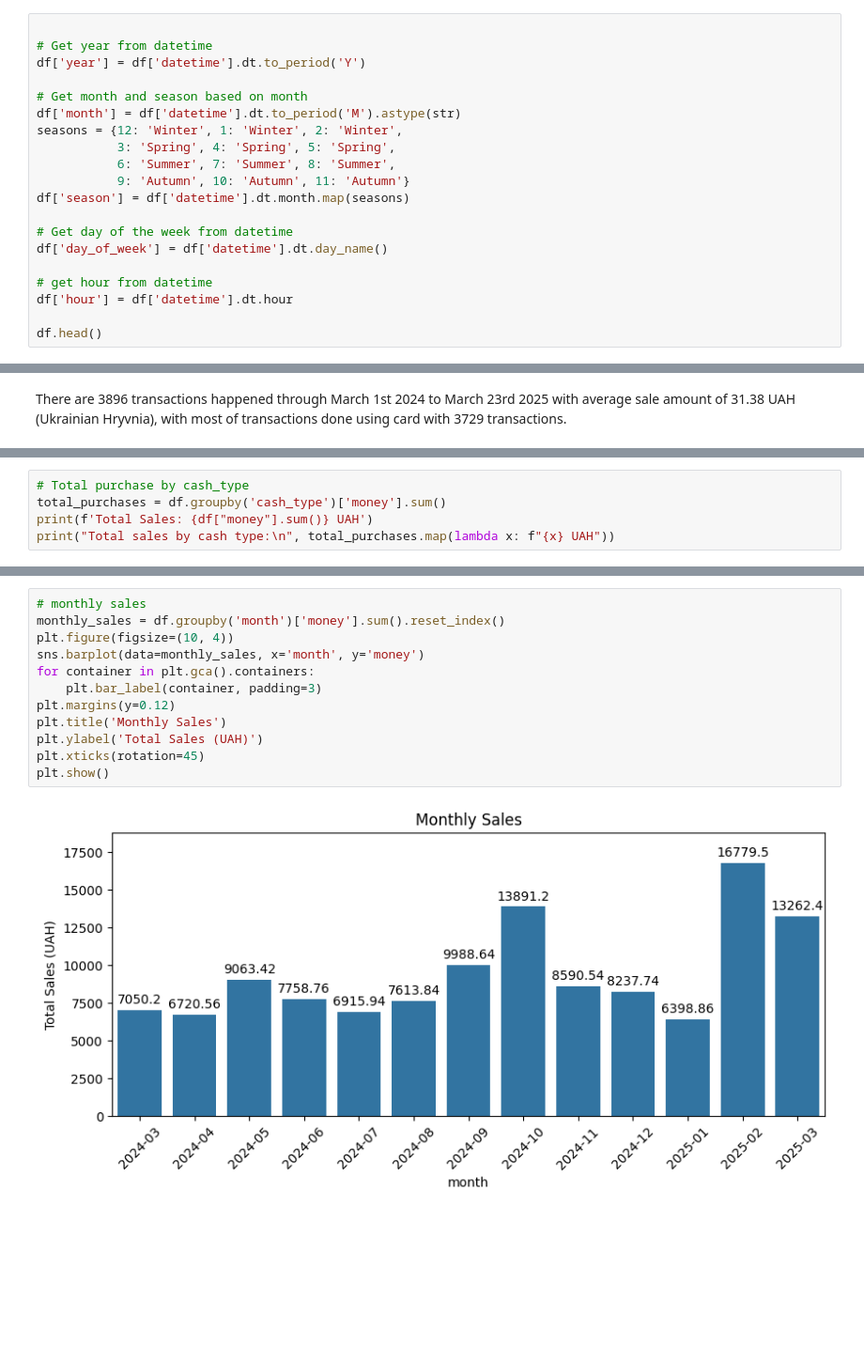
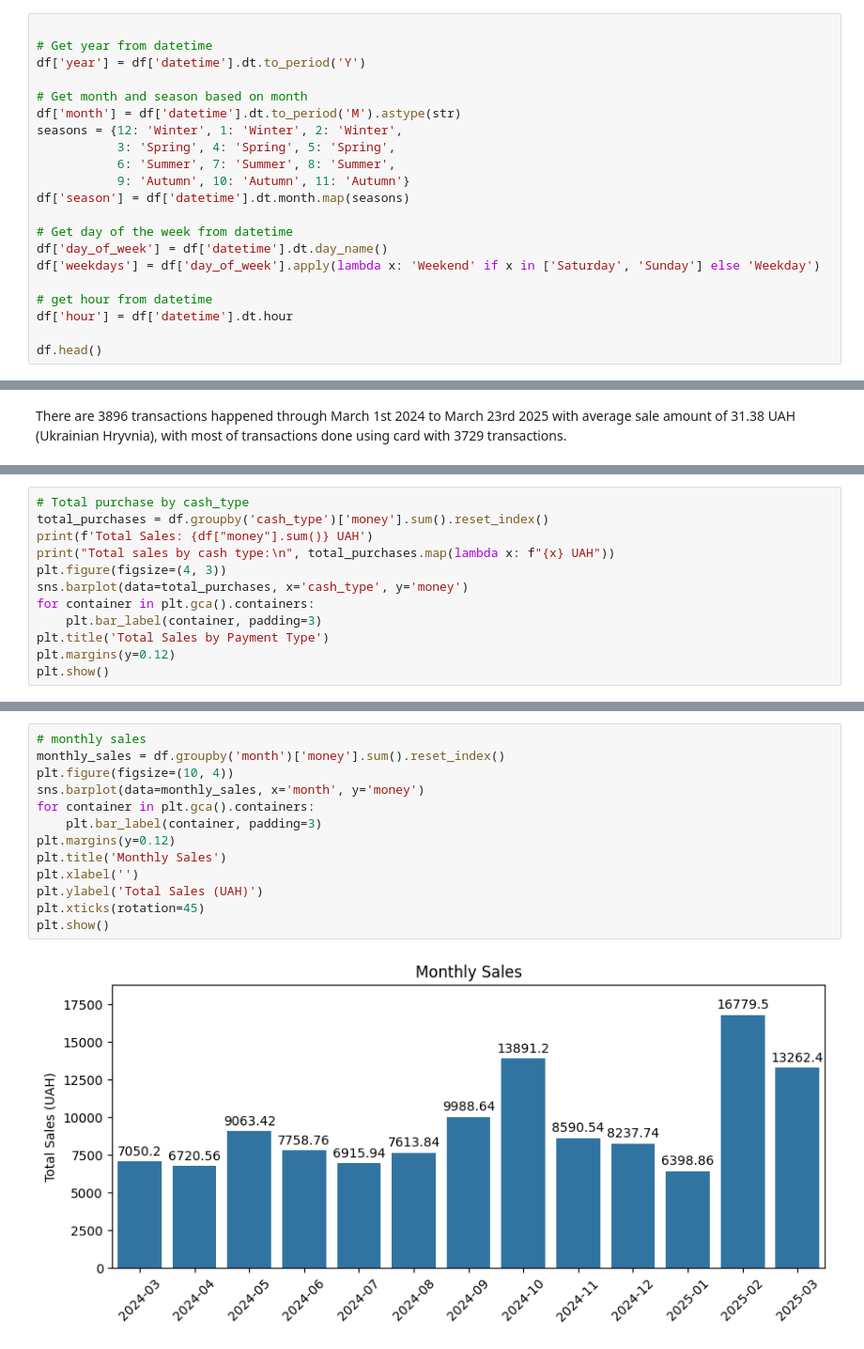
Before and after one commit to ardhii-m/coffee-sales-eda, a Jupyter notebook: notebook.ipynb, the cells around one changed output, grey strips where cells are left out. Shown at 94% size. Saved outputs shown, nothing was run; the diff lists cells and outputs as text; blank space fills up the shorter version.

```diff
--- a/notebook.ipynb
+++ b/notebook.ipynb
@@ -214,6 +215,7 @@ df['season'] = df['datetime'].dt.month.map(seasons)
 
 # Get day of the week from datetime
 df['day_of_week'] = df['datetime'].dt.day_name()
+df['weekdays'] = df['day_of_week'].apply(lambda x: 'Weekend' if x in ['Saturday', 'Sunday'] else 'Weekday')
 
 # get hour from datetime
 df['hour'] = df['datetime'].dt.hour
@@ -248,8 +252,15 @@ There are 3896 transactions happened through March 1st 2024 to March 23rd 2025 w
 # %%
 # Total purchase by cash_type
-total_purchases = df.groupby('cash_type')['money'].sum()
+total_purchases = df.groupby('cash_type')['money'].sum().reset_index()
 print(f'Total Sales: {df["money"].sum()} UAH')
 print("Total sales by cash type:\n", total_purchases.map(lambda x: f"{x} UAH"))
+plt.figure(figsize=(4, 3))
+sns.barplot(data=total_purchases, x='cash_type', y='money')
+for container in plt.gca().containers:
+    plt.bar_label(container, padding=3)
+plt.title('Total Sales by Payment Type')
+plt.margins(y=0.12)
+plt.show()
 # %% [output]
 Total Sales: 122271.57999999999 UAH
 Total sales by cash type:
@@ -308,14 +304,15 @@ plt.show()
 # %%
 # monthly sales
 monthly_sales = df.groupby('month')['money'].sum().reset_index()
 plt.figure(figsize=(10, 4))
 sns.barplot(data=monthly_sales, x='month', y='money')
 for container in plt.gca().containers:
     plt.bar_label(container, padding=3)
 plt.margins(y=0.12)
 plt.title('Monthly Sales')
+plt.xlabel('')
 plt.ylabel('Total Sales (UAH)')
 plt.xticks(rotation=45)
 plt.show()
 # %% [output]
-[figure, old version]
+[figure, new version]
```
Also changed, not shown: parts of 26 cells of this notebook.
